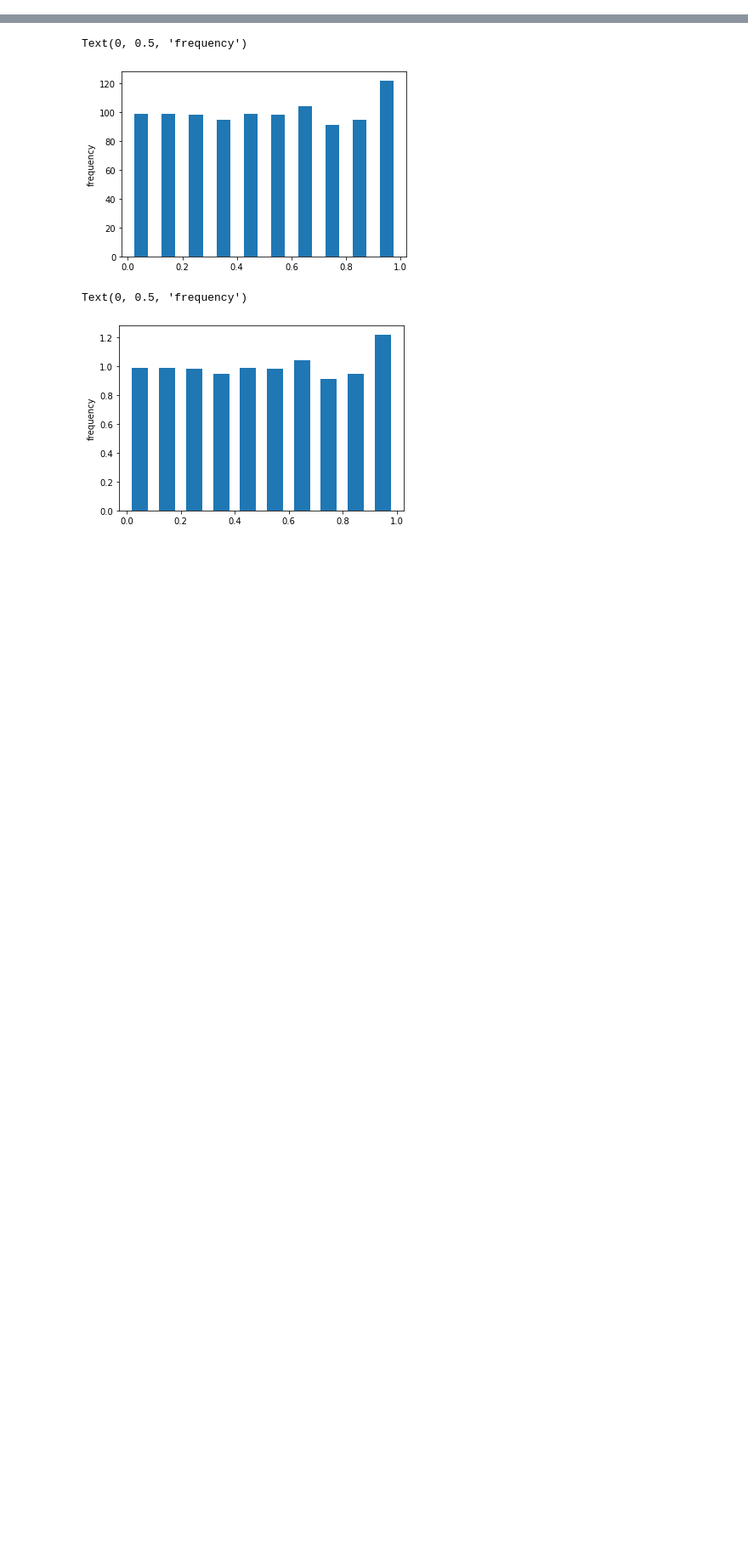
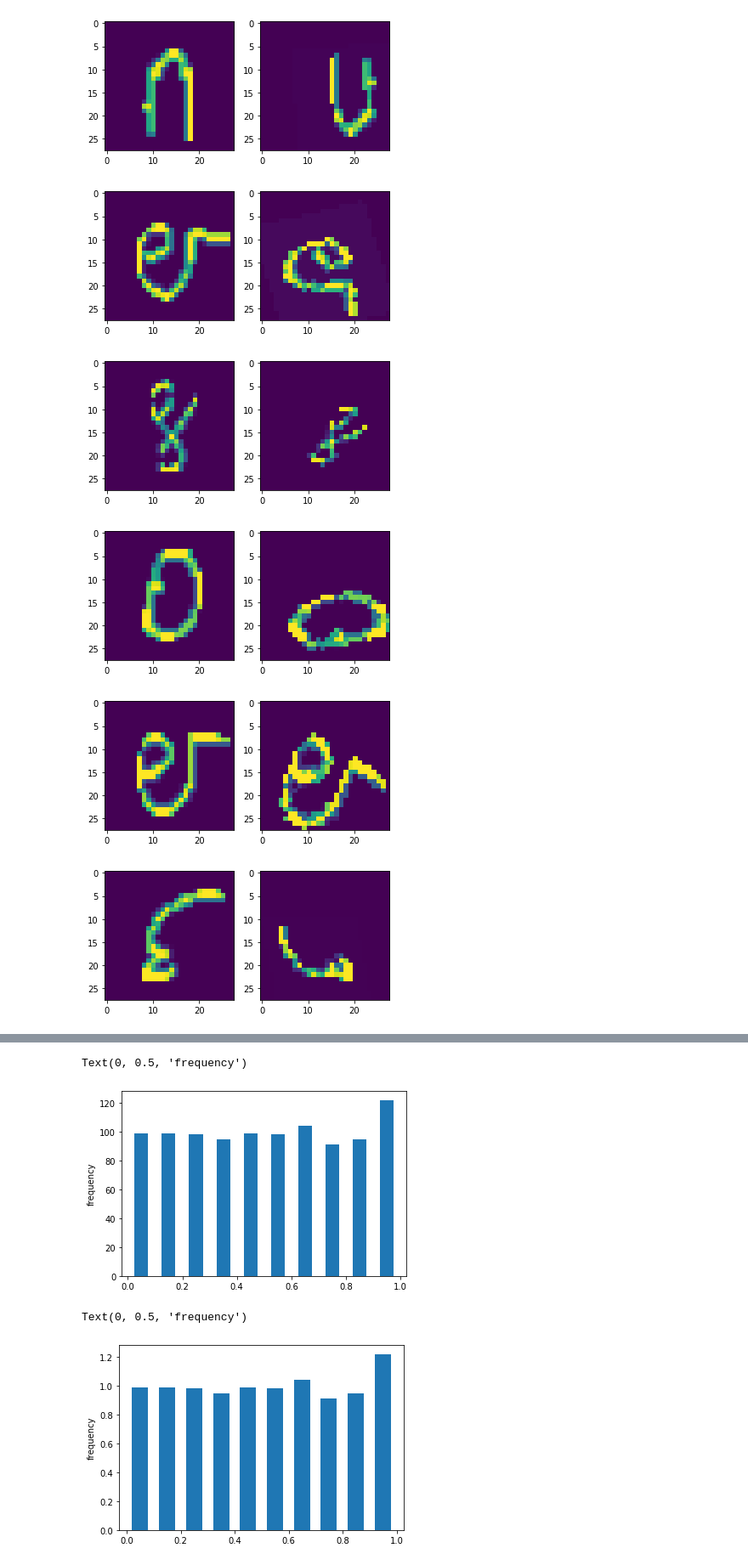
Before and after one commit to ccchang1023/Kannada_MNIST_CNN, a Jupyter notebook: Data_visualization.ipynb, the cells around one changed output, grey strips where cells are left out. Shown: that part at 85% size. Drawn from its saved outputs; the diff is of its cells as text; code cells hidden in the pictures; blank space fills up the shorter version.

Commit message:
revise parameters in affine

```diff
--- a/Data_visualization.ipynb
+++ b/Data_visualization.ipynb
@@ -11,7 +11,9 @@ from torchsummary import summary
 device = "cuda"
 # %%
 trans = transforms.Compose([
-#         transforms.ToTensor(),  #Take Image as input and convert to tensor with value from 0 to1
+        transforms.ColorJitter(0.2,0.2,0.2,0.5),
+        transforms.RandomAffine(degrees=180,translate=(0.2,0.2),scale=[0.7,1.1],shear=15),
+        transforms.ToTensor(),  #Take Image as input and convert to tensor with value from 0 to1
 #         transforms.Normalize(mean=[0.08194405],std=[0.238141])  #comment this line when calculate ditribution
     ])
 
@@ -47,10 +49,3 @@ class KMnistDataset(Dataset):
 vr = 0
 train_dataset = KMnistDataset(data_len=None,is_validate=False, validate_rate=vr)
 train_loader = DataLoader(train_dataset, batch_size=60000, shuffle=True, num_workers=0)
-
-for data in train_loader:
-    img, label = data
-
-     img.reshape()
-    print(img.shape)
-    print(label.shape)
@@ -56,0 +54,17 @@ for data in train_loader:
+# %%
+for i in range(10):
+    idx = np.random.randint(0,60000)
+    fig, axes = plt.subplots(1,2,figsize=(6,10))
+    img = train_dataset.data.iloc[idx, 1:].values.astype(np.uint8).reshape((28, 28))
+    img = Image.fromarray(img)
+    axes[0].imshow(img)
+    img = trans(img)
+    axes[1].imshow(img[0])
+    plt.pause(.1)
+# %% [output]
+[figure, added]
+[figure, added]
+[figure, added]
+[figure, added]
+[figure, added]
+[figure, added]
```
Also changed, not shown: parts of 2 cells of this notebook, 1 other file.
